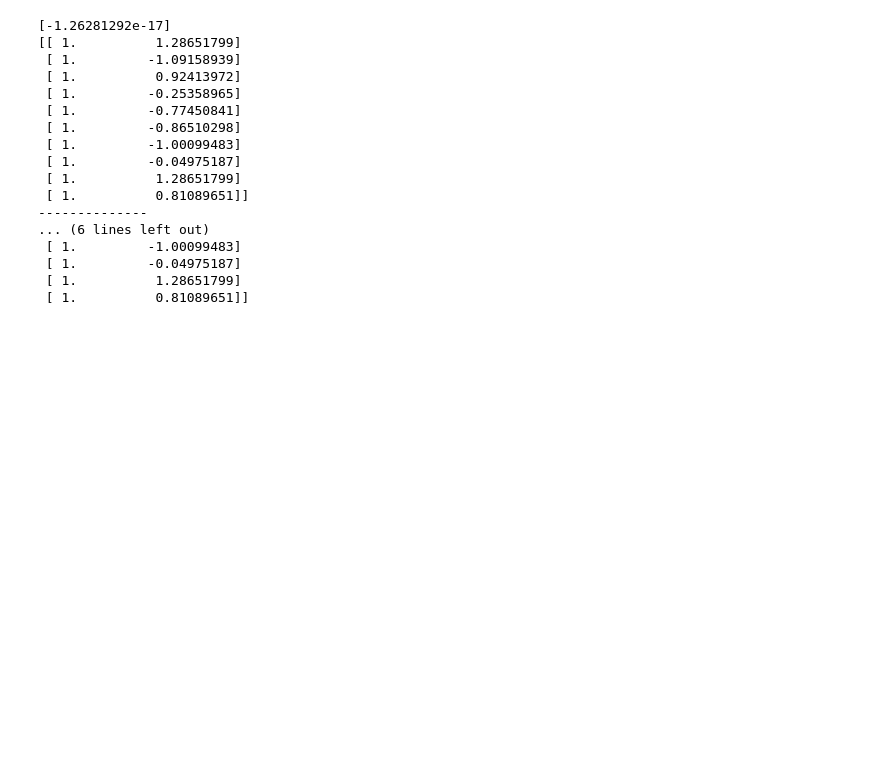
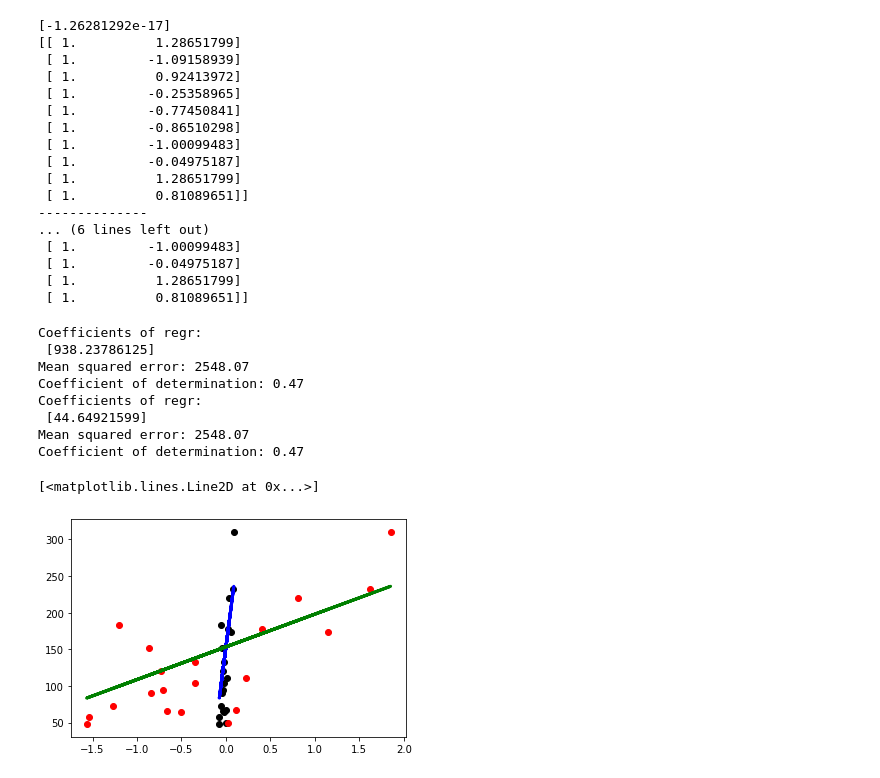
Before and after one commit to marianylund/fysstkprojects, a Jupyter notebook: Project1/help.ipynb, the cells around one changed output. Drawn from its saved outputs; the diff is of its cells as text; code cells hidden in the pictures; blank space fills up the shorter version.

```diff
--- a/Project1/help.ipynb
+++ b/Project1/help.ipynb
@@ -120,3 +120,81 @@ print(diabetes_X_train_scaled[:10])
  [ 1.         -0.04975187]
  [ 1.          1.28651799]
  [ 1.          0.81089651]]
+# %%
+# Code source: Jaques Grobler
+# License: BSD 3 clause
+
+
+import matplotlib.pyplot as plt
+import numpy as np
+from sklearn import datasets, linear_model
+from sklearn.metrics import mean_squared_error, r2_score
+from sklearn.preprocessing import StandardScaler
+
+# Load the diabetes dataset
+diabetes_X, diabetes_y = datasets.load_diabetes(return_X_y=True)
+
+# Use only one feature
+diabetes_X = diabetes_X[:, np.newaxis, 2]
+
+num_of_data = 20
+# Split the data into training/testing sets
+diabetes_X_train = diabetes_X[:-num_of_data]
+diabetes_X_test = diabetes_X[-num_of_data:]
+
+# Split the targets into training/testing sets
+diabetes_y_train = diabetes_y[:-num_of_data]
+diabetes_y_test = diabetes_y[-num_of_data:]
+
+# Scale the data
+scaler = StandardScaler()
+scaler.fit(diabetes_X_train)
+diabetes_X_train_scaled = scaler.transform(diabetes_X_train)
+diabetes_X_test_scaled = scaler.transform(diabetes_X_test)
+
+# Create linear regression object
+regr = linear_model.LinearRegression(fit_intercept=True)
+
+# Train the model using the training sets
+regr.fit(diabetes_X_train, diabetes_y_train)
+
+# Make predictions using the testing set
+diabetes_y_pred = regr.predict(diabetes_X_test)
+
+# The coefficients
+print('Coefficients of regr: \n', regr.coef_)
+# The mean squared error
+print('Mean squared error: %.2f'
+      % mean_squared_error(diabetes_y_test, diabetes_y_pred))
+# The coefficient of determination: 1 is perfect prediction
+print('Coefficient of determination: %.2f'
+      % r2_score(diabetes_y_test, diabetes_y_pred))
+
+# Train on the scaled data:
+regr = linear_model.LinearRegression(fit_intercept=True)
+regr.fit(diabetes_X_train_scaled, diabetes_y_train)
+diabetes_y_pred_scaled = regr.predict(diabetes_X_test_scaled)
+
+# The coefficients
+print('Coefficients of regr: \n', regr.coef_)
+# The mean squared error
+print('Mean squared error: %.2f' % mean_squared_error(diabetes_y_test, diabetes_y_pred_scaled))
+# The coefficient of determination: 1 is perfect prediction
+print('Coefficient of determination: %.2f' % r2_score(diabetes_y_test, diabetes_y_pred_scaled))
+
+# Plot outputs
+plt.scatter(diabetes_X_test, diabetes_y_test,  color='black')
+plt.scatter(diabetes_X_test_scaled, diabetes_y_test,  color='red')
+plt.plot(diabetes_X_test, diabetes_y_pred, color='blue', linewidth=3)
+plt.plot(diabetes_X_test_scaled, diabetes_y_pred_scaled, color='green', linewidth=3)
+# %% [output]
+Coefficients of regr:
+ [938.23786125]
+Mean squared error: 2548.07
+Coefficient of determination: 0.47
+Coefficients of regr:
+ [44.64921599]
+Mean squared error: 2548.07
+Coefficient of determination: 0.47
+[<matplotlib.lines.Line2D at 0x...>]
+[figure, added]
```
Also changed, not shown: 1 other file.
